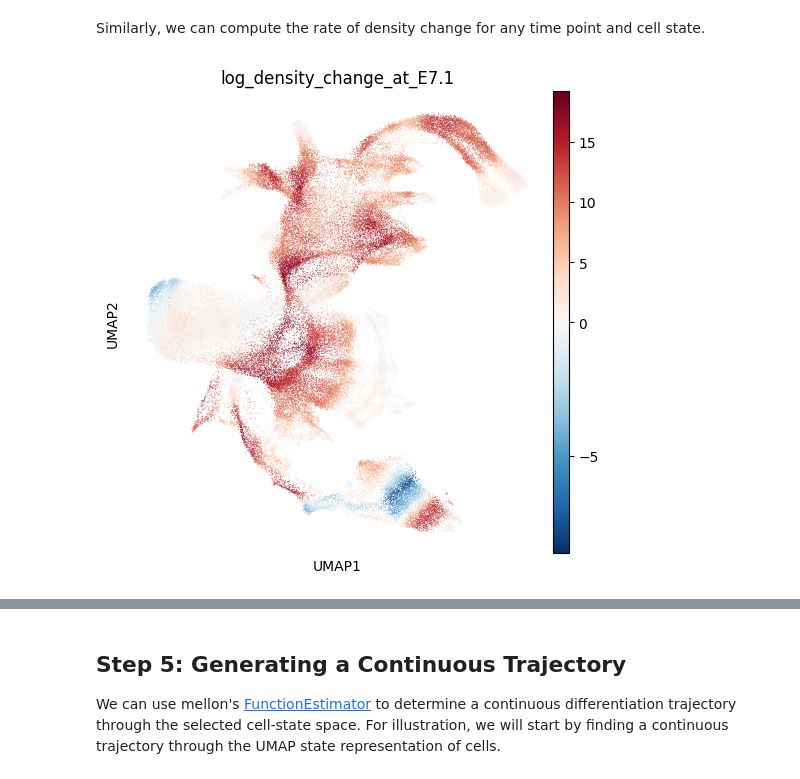
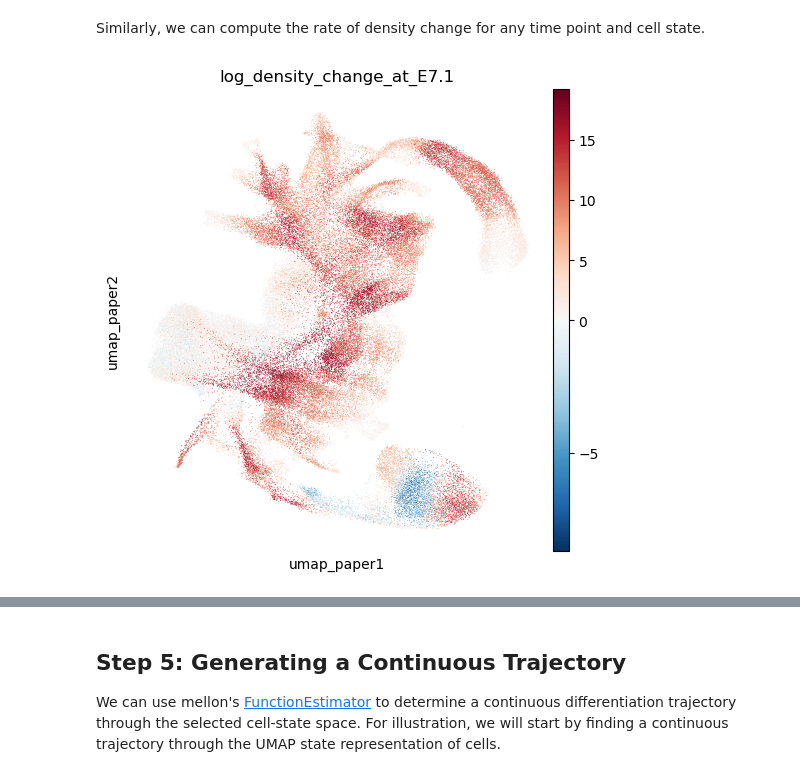
Before and after one commit to settylab/Mellon, a Jupyter notebook: notebooks/time-series_tutorial.ipynb, the cells around one changed output, grey strips where cells are left out. Drawn from its saved outputs; the diff is of its cells as text; code cells hidden in the pictures.

```diff
--- a/notebooks/time-series_tutorial.ipynb
+++ b/notebooks/time-series_tutorial.ipynb
@@ -147,13 +155,13 @@ Similarly, we can compute the rate of density change for any time point and cell
 # %%
 %%time
 ad.obs[f"log_density_change_at_E{time}"] = density_predictor.time_derivative(X, time)
 
 sc.pl.embedding(
     ad,
-    basis="umap",
+    basis="umap_paper",
     color=f"log_density_change_at_E{time}",
     color_map="RdBu_r",
     vcenter=0,
 )
 # %% [output]
-[figure, old version]
+[figure, new version]
```
Also changed, not shown: parts of 8 cells of this notebook.
